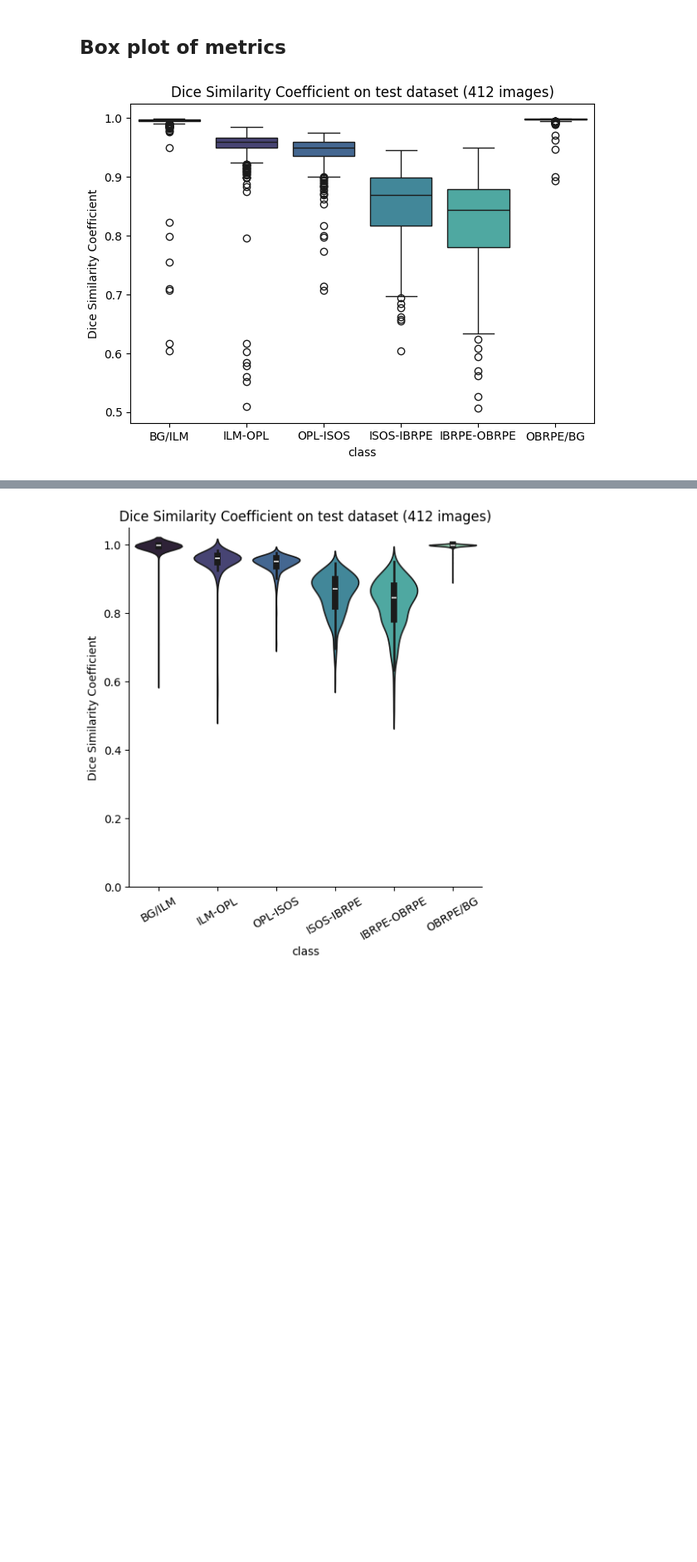
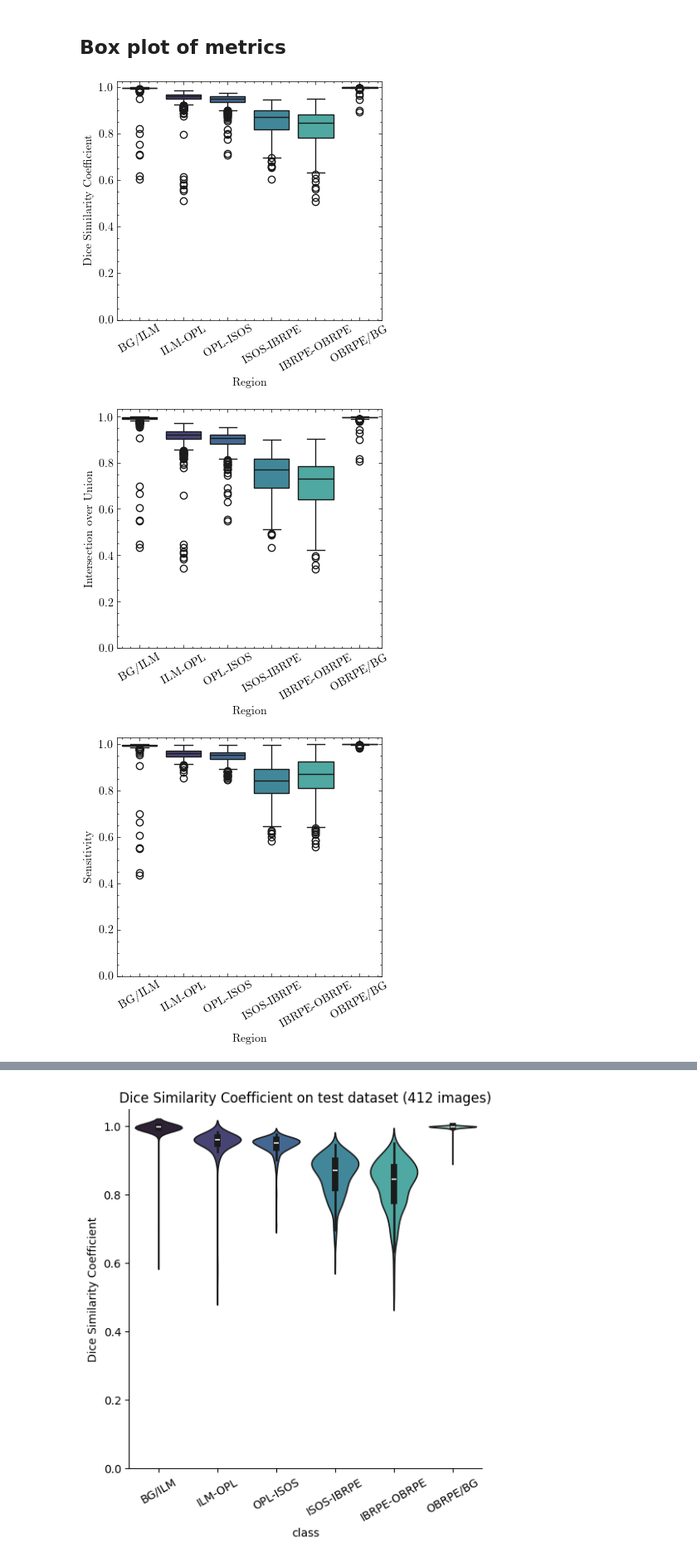
Before and after one commit to KogenNobori/Pytorch-UNet, a Jupyter notebook: visualise_analysis.ipynb, the cells around one changed output, grey strips where cells are left out. Shown at 83% size. Drawn from its saved outputs; the diff is of its cells as text; code cells hidden in the pictures; blank space fills up the shorter version.

Commit message:
Layer thickness, visualisation, etc.

```diff
--- a/visualise_analysis.ipynb
+++ b/visualise_analysis.ipynb
@@ -10,2 +11,4 @@ import os
+# %%
+plt.style.use(['science'])
 # %%
 # a function for vusualisation and evaluation.
@@ -159,14 +162,54 @@ def metrics_dist(true_msk_folder_path, pred_msk_folder_path, metric='DSC'):
     df_metrics = pd.DataFrame(metrics, columns=labels)
 
   return df_metrics
+# %%
+dsc_dist = metrics_dist('test_masks/', 'eval_outputs/test_outputs/', metric='DSC')
+iou_dist = metrics_dist('test_masks/', 'eval_outputs/test_outputs/', metric='IoU')
+sens_dist = metrics_dist('test_masks/', 'eval_outputs/test_outputs/', metric='SENS')
+spec_dist = metrics_dist('test_masks/', 'eval_outputs/test_outputs/', metric='SPEC')
 # %%
-dsc_dist = metrics_dist('test_masks/', 'eval_outputs/test_outputs/', metric='DSC')
+fs = 4
+plt.figure(figsize=(fs,fs))
+g = sns.boxplot(dsc_dist, palette='mako')
+g.set_xticklabels(g.get_xticklabels(), rotation=30)
+plt.ylim(bottom=0)
+plt.ylabel('Dice Similarity Coefficient')
+plt.xlabel('Region')
+# plt.title('Dice Similarity Coefficient on test dataset (412 images)')
+plt.tight_layout()
+plt.savefig('/home/kn445/rds/hpc-work/ml-oct/figures/dsc_dist_updated.png')
+plt.show()
 
-sns.boxplot(dsc_dist, palette='mako')
-plt.ylabel('Dice Similarity Coefficient')
-plt.xlabel('class')
-plt.title('Dice Similarity Coefficient on test dataset (412 images)')
+plt.figure(figsize=(fs,fs))
+g = sns.boxplot(iou_dist, palette='mako')
+g.set_xticklabels(g.get_xticklabels(), rotation=30)
+plt.ylim(bottom=0)
+plt.ylabel('Intersection over Union')
+plt.xlabel('Region')
 plt.tight_layout()
+plt.savefig('/home/kn445/rds/hpc-work/ml-oct/figures/iou_dist_updated.png')
 plt.show()
+
+plt.figure(figsize=(fs,fs))
+g = sns.boxplot(sens_dist, palette='mako')
+g.set_xticklabels(g.get_xticklabels(), rotation=30)
+plt.ylim(bottom=0)
+plt.ylabel('Sensitivity')
+plt.xlabel('Region')
+plt.tight_layout()
+plt.savefig('/home/kn445/rds/hpc-work/ml-oct/figures/sens_dist_updated.png')
+plt.show()
+
+plt.figure(figsize=(fs,fs))
+g = sns.boxplot(spec_dist, palette='mako')
+g.set_xticklabels(g.get_xticklabels(), rotation=30)
+plt.ylim(bottom=0)
+plt.ylabel('Specificity')
+plt.xlabel('Region')
+plt.tight_layout()
+plt.savefig('/home/kn445/rds/hpc-work/ml-oct/figures/spec_dist_updated.png')
+plt.show()
 # %% [output]
-[figure, old version]
+[figure, new version]
+[figure, added]
+[figure, added]
```
Also changed, not shown: parts of 9 cells of this notebook, 3 other files.
